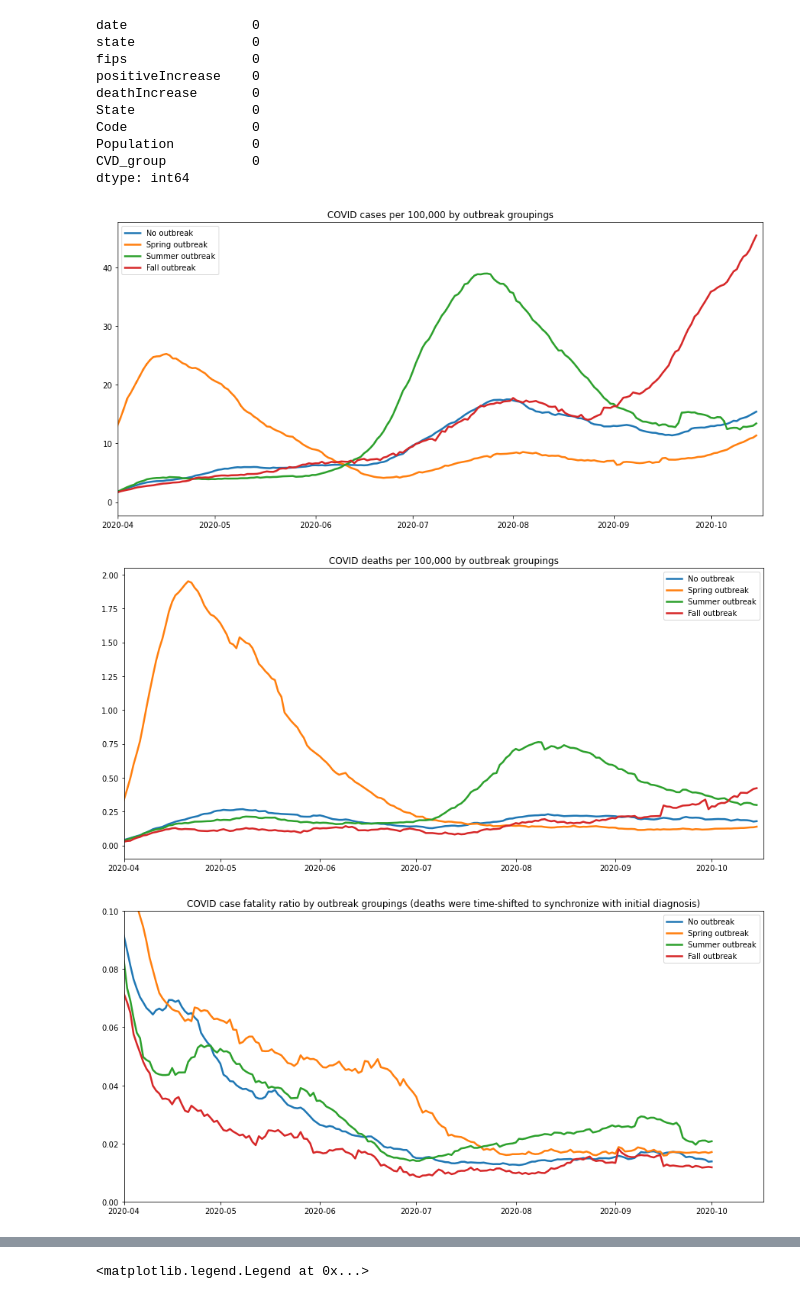
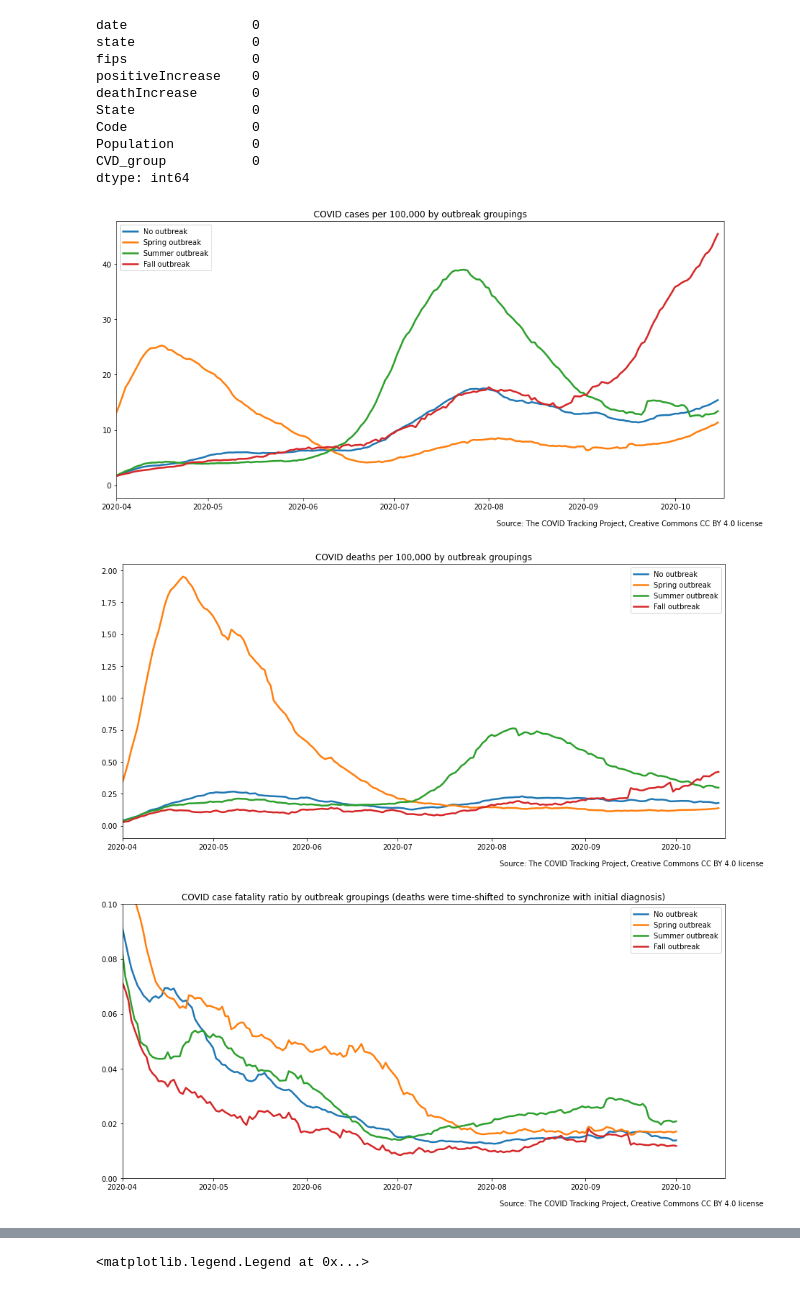
Before and after one commit to salvir1/covid-19-geographic-analysis, a Jupyter notebook: covid_case_and_death_trends.ipynb, the cells around one changed output, grey strips where cells are left out. Drawn from its saved outputs; the diff is of its cells as text; code cells hidden in the pictures.

```diff
--- a/covid_case_and_death_trends.ipynb
+++ b/covid_case_and_death_trends.ipynb
@@ -97,6 +97,7 @@ grouped_cvd['CVD_group'] = grouped_cvd['CVD_group'].apply(lambda x: 'Fall outbre
 # %%
 # Cases per 100,000 by group over time
 fig, ax = plt.subplots(figsize = (15,7))
+plt.figtext(0.95, 0.05, 'Source: The COVID Tracking Project, Creative Commons CC BY 4.0 license', horizontalalignment='right')
 
 for chart_group in grouped_cvd['CVD_group'].unique():
     group_df = grouped_cvd[grouped_cvd['CVD_group']== chart_group]
@@ -105,27 +106,31 @@ for chart_group in grouped_cvd['CVD_group'].unique():
     ax.set_xlim([datetime.date(2020, 4, 1), datetime.date(2020, 10, 17)])
     ax.set_title(f'COVID cases per 100,000 by outbreak groupings')
     ax.legend()
+plt.savefig('img/COVID-cases-by-outbreak-groupings.png')
 # %% [output]
-[figure, old version]
+[figure, new version]
 # %%
 # Deaths per 100,000 by group over time
 fig, ax = plt.subplots(figsize = (15,7))
+plt.figtext(0.95, 0.05, 'Source: The COVID Tracking Project, Creative Commons CC BY 4.0 license', horizontalalignment='right')
 
 for chart_group in grouped_cvd['CVD_group'].unique():
     group_df = grouped_cvd[grouped_cvd['CVD_group']== chart_group]
     group_df['death_SMA'] = group_df.iloc[:,4].rolling(window=14).mean()
     temp_group_df = group_df[['date', 'death_SMA']]
 #     temp_group_df['date'] = temp_group_df['date'] - timedelta(days=14)
     group_df = group_df.merge(temp_group_df, on='date')
     ax.plot(group_df['date'], group_df['death_SMA_y'] / group_df['Population'] * 100000, label = chart_group, lw=2.5)
     ax.set_xlim([datetime.date(2020, 4, 1), datetime.date(2020, 10, 17)])
     ax.set_title(f'COVID deaths per 100,000 by outbreak groupings')
     ax.legend()
+plt.savefig('img/COVID-deaths-by-outbreak-groupings.png')
 # %% [output]
-[figure, old version]
+[figure, new version]
 # %%
 # Case fatality ratio by outbreak group over time
 fig, ax = plt.subplots(figsize = (15,7))
+plt.figtext(0.95, 0.05, 'Source: The COVID Tracking Project, Creative Commons CC BY 4.0 license', horizontalalignment='right')
 
 for chart_group in grouped_cvd['CVD_group'].unique():
     group_df = grouped_cvd[grouped_cvd['CVD_group']== chart_group]
@@ -140,6 +145,7 @@ for chart_group in grouped_cvd['CVD_group'].unique():
     ax.set_ylim(0, 0.1)
     ax.set_title(f'COVID case fatality ratio by outbreak groupings (deaths were time-shifted to synchronize with initial diagnosis)')
     ax.legend()
+plt.savefig('img/COVID-case-fatality-by-outbreak-groupings.png')
 # %% [output]
-[figure, old version]
+[figure, new version]
 # %%
```
Also changed, not shown: parts of 5 cells of this notebook.
